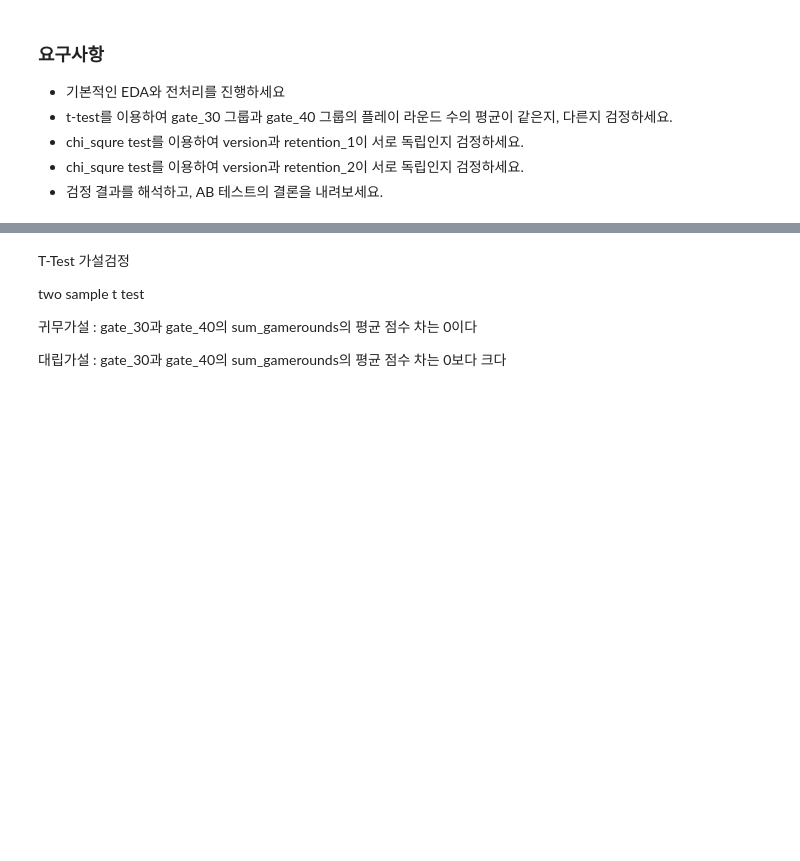
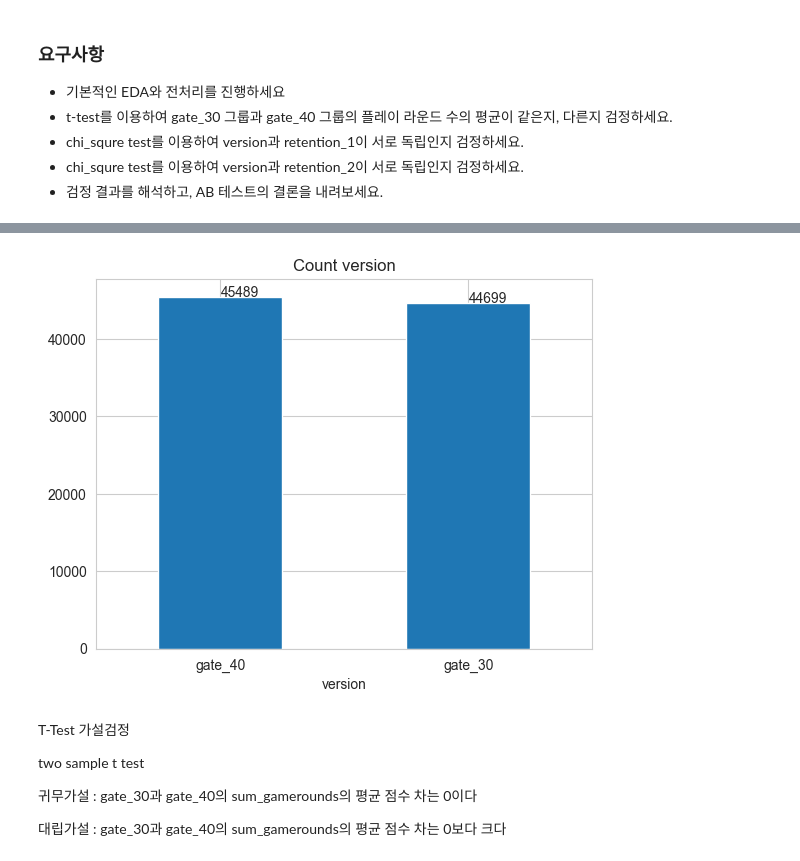
Before and after one commit to GRetriever/Data-Analysis-Project, a Jupyter notebook: Cookie Cats/Cookie Cats.ipynb, the cells around one changed output, grey strips where cells are left out. Cells and saved outputs as stored; diff of their text form; code cells hidden in the pictures; blank space fills up the shorter version.

```diff
--- a/Cookie Cats/Cookie Cats.ipynb
+++ b/Cookie Cats/Cookie Cats.ipynb
@@ -32,13 +46,17 @@ df.nunique()
 # %%
 # 5번 자료
 # version 개별 수 파악
 
 version_count = df['version'].value_counts()
 
 sns.set_style('whitegrid')
 version_count.plot(kind='bar')
 plt.title('Count version')
+plt.text(0,45489,45489)
+plt.text(1,44699,44699)
 _=plt.xticks(rotation=0)
+# %% [output]
+[figure, added]
 # %%
 # 6번
 # 전체 범위 파악
```
Also changed, not shown: parts of 4 cells of this notebook.
